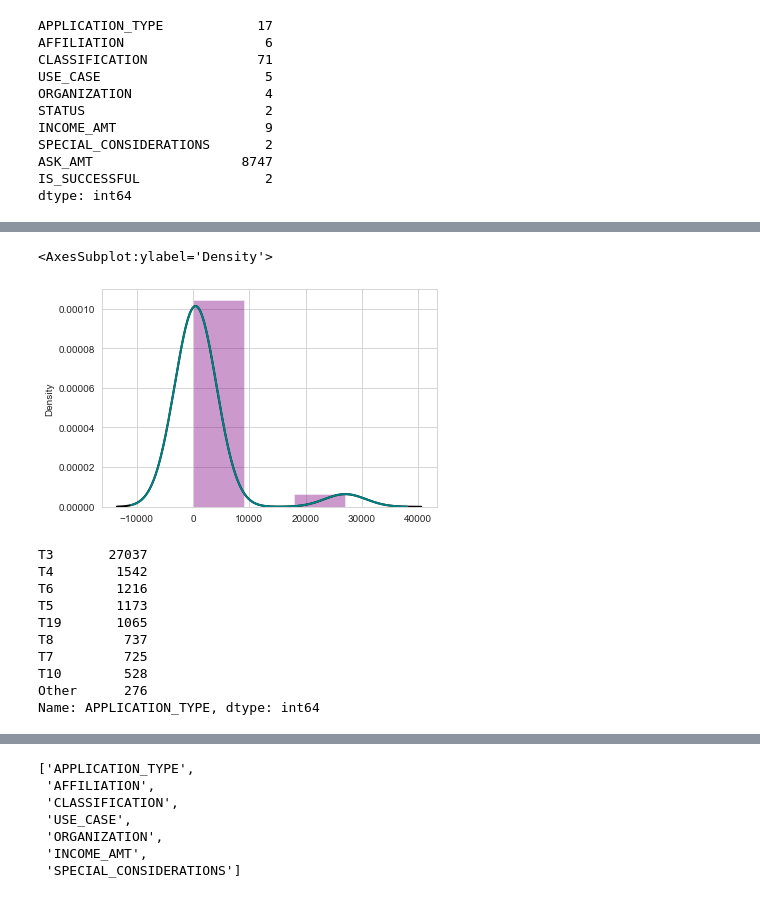
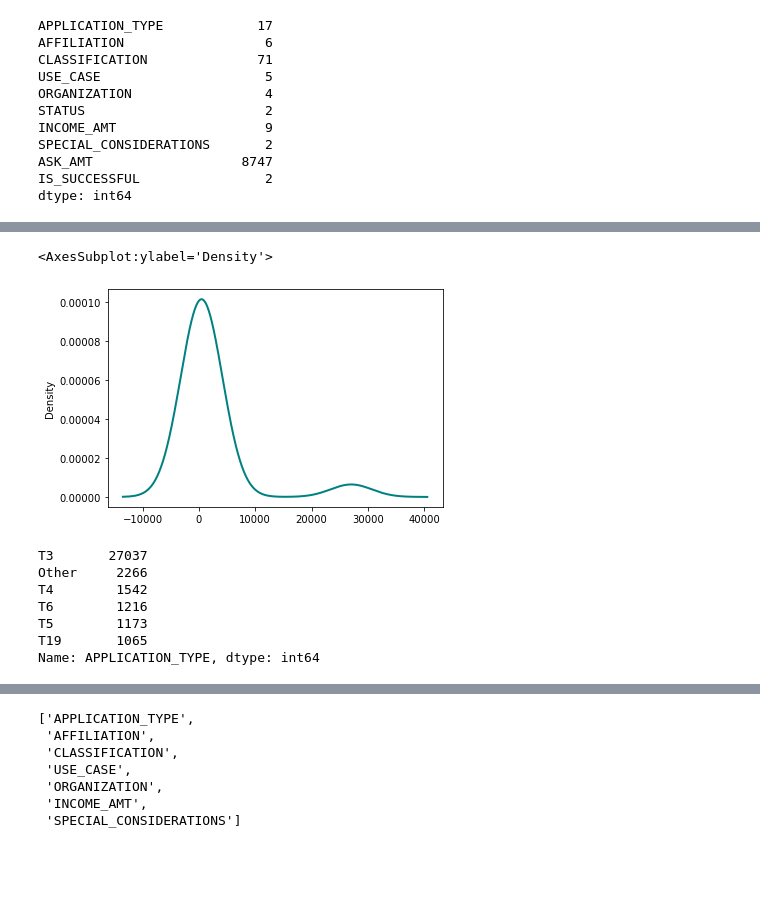
Before and after one commit to kjkubik/Neural_Network_Charity_Analysis, a Jupyter notebook: AlphabetSoupCharity.ipynb, the cells around one changed output, grey strips where cells are left out. Saved outputs shown, nothing was run; the diff lists cells and outputs as text; code cells hidden in the pictures; blank space fills up the shorter version.

```diff
--- a/AlphabetSoupCharity.ipynb
+++ b/AlphabetSoupCharity.ipynb
@@ -91,38 +90,32 @@ T15        2
 T17        1
 Name: APPLICATION_TYPE, dtype: int64
-# %%
-# Determining which application_type values should go to 'other' bucket.
-# The Density plot (shown below) shows us the number of records in each
-# 'bucket' will roughly be between 2000 and 8,000.
-
-# Visualize the value counts of APPLICATION_TYPE
-sb.set_style("whitegrid")
-app_type_counts.plot.density(linewidth = 2, color='black' )
-sb.distplot(x = app_type_counts, bins = 3 , kde = True , color = 'purple'\
-             , kde_kws=dict(linewidth = 2 , color = 'teal'))
-
-# Note: The Density Plot shows us the the most common/unique values have between
-# %% [output]
-<AxesSubplot:ylabel='Density'>
-[figure, removed]
+# %%
+# know your data: Which application_type values should go into 'other' bucket?
+# Visualize the value counts of APPLICATION_TYPE
+
+app_type_counts.plot.density(linewidth = 2, color='teal' )
+
+# NOTE: The Density plot (below) shows us the most common unique values start dropping
+# off ~2000 instances. Therefore, given the counts above and the graph below,
+# we can bucket application types appearing less than 1000 times.
+# %% [output]
+<AxesSubplot:ylabel='Density'>
+[figure, added]
 # %%
-# Determine which values to replace if counts are less than 500?
-replace_application = list(app_type_counts[app_type_counts < 500].index)
+# Determine which values to replace if counts are less than 1000?
+replace_app_type = list(app_type_counts[app_type_counts < 1000].index)
 
 # Replace in dataframe
-for app in replace_application:
+for app in replace_app_type:
     application_df.APPLICATION_TYPE = application_df.APPLICATION_TYPE.replace(app, "Other")
 
 # Check to make sure binning was successful
 application_df.APPLICATION_TYPE.value_counts()
 # %% [output]
 T3       27037
+Other     2266
 T4        1542
 T6        1216
 T5        1173
 T19       1065
-T8         737
-T7         725
-T10        528
-Other      276
 Name: APPLICATION_TYPE, dtype: int64
```
Also changed, not shown: parts of 21 cells of this notebook, 22 other files.
